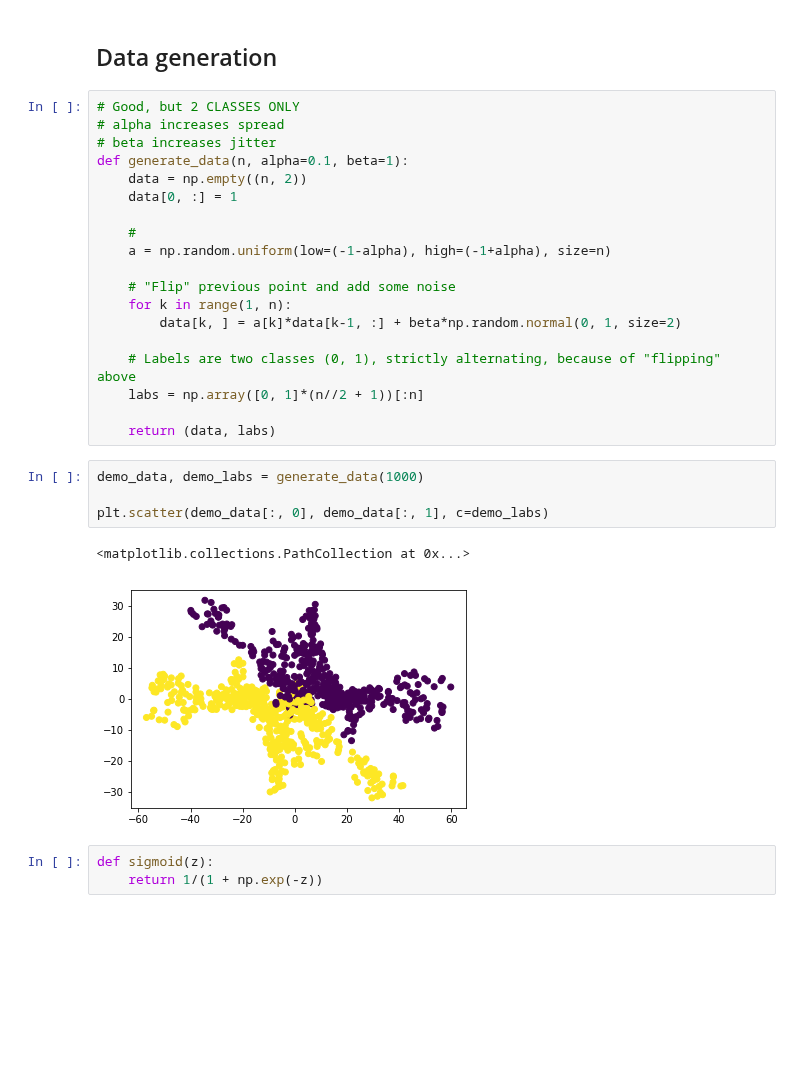
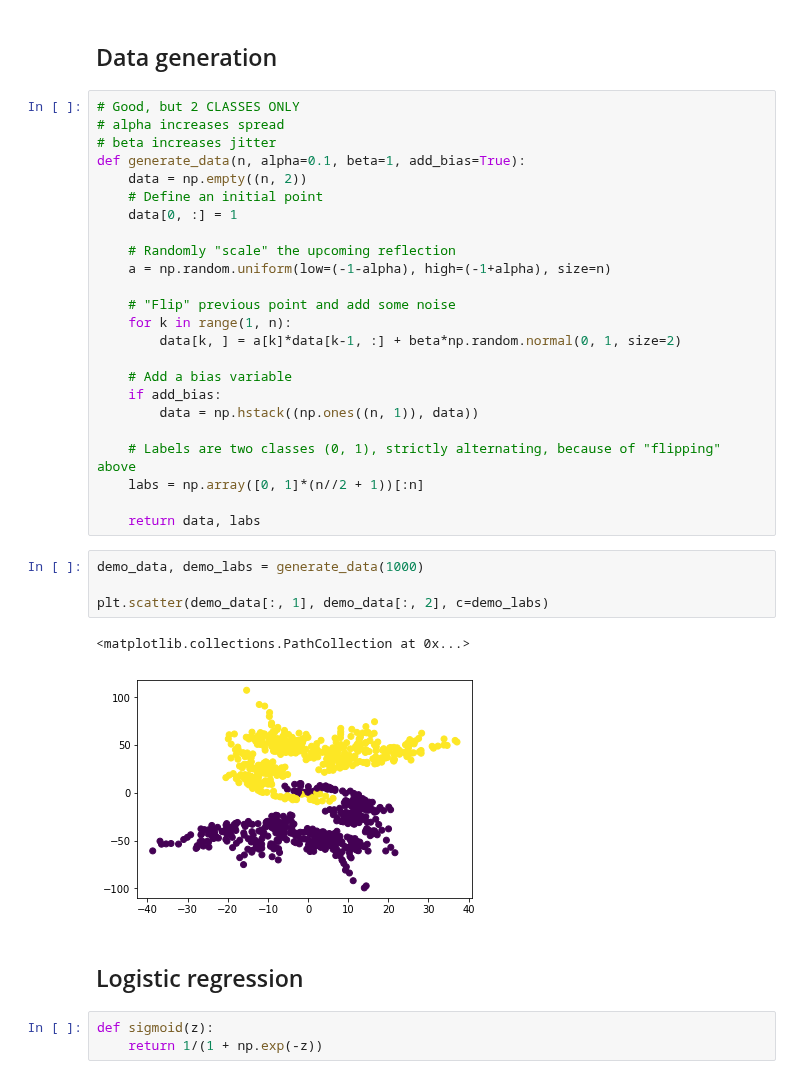
Before and after one commit to owenjonesuob/neural-nets-for-classification, a Jupyter notebook: sandbox.ipynb, the cells around one changed output. Cells and saved outputs as stored; diff of their text form; blank space fills up the shorter version.

```diff
--- a/sandbox.ipynb
+++ b/sandbox.ipynb
@@ -7,28 +7,35 @@ import matplotlib.pyplot as plt
 # Good, but 2 CLASSES ONLY
 # alpha increases spread
 # beta increases jitter
-def generate_data(n, alpha=0.1, beta=1):
+def generate_data(n, alpha=0.1, beta=1, add_bias=True):
     data = np.empty((n, 2))
+    # Define an initial point
     data[0, :] = 1
 
-    #
+    # Randomly "scale" the upcoming reflection
     a = np.random.uniform(low=(-1-alpha), high=(-1+alpha), size=n)
 
     # "Flip" previous point and add some noise
     for k in range(1, n):
         data[k, ] = a[k]*data[k-1, :] + beta*np.random.normal(0, 1, size=2)
 
+    # Add a bias variable
+    if add_bias:
+        data = np.hstack((np.ones((n, 1)), data))
+
     # Labels are two classes (0, 1), strictly alternating, because of "flipping" above
     labs = np.array([0, 1]*(n//2 + 1))[:n]
 
-    return (data, labs)
+    return data, labs
 # %%
 demo_data, demo_labs = generate_data(1000)
 
-plt.scatter(demo_data[:, 0], demo_data[:, 1], c=demo_labs)
+plt.scatter(demo_data[:, 1], demo_data[:, 2], c=demo_labs)
 # %% [output]
 <matplotlib.collections.PathCollection at 0x...>
-[figure, old version]
+[figure, new version]
+# %% [markdown]
+## Logistic regression
 # %%
 def sigmoid(z):
     return 1/(1 + np.exp(-z))
```
Also changed, not shown: parts of 19 cells of this notebook.
